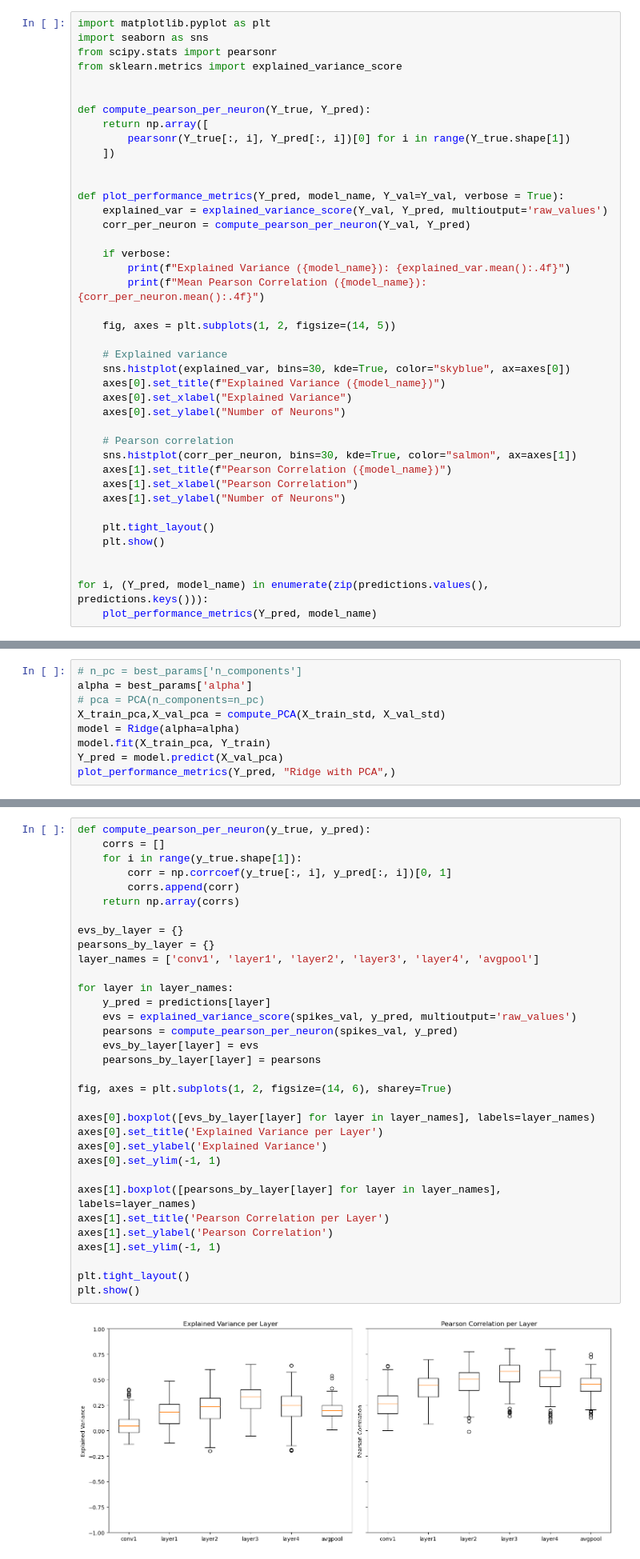
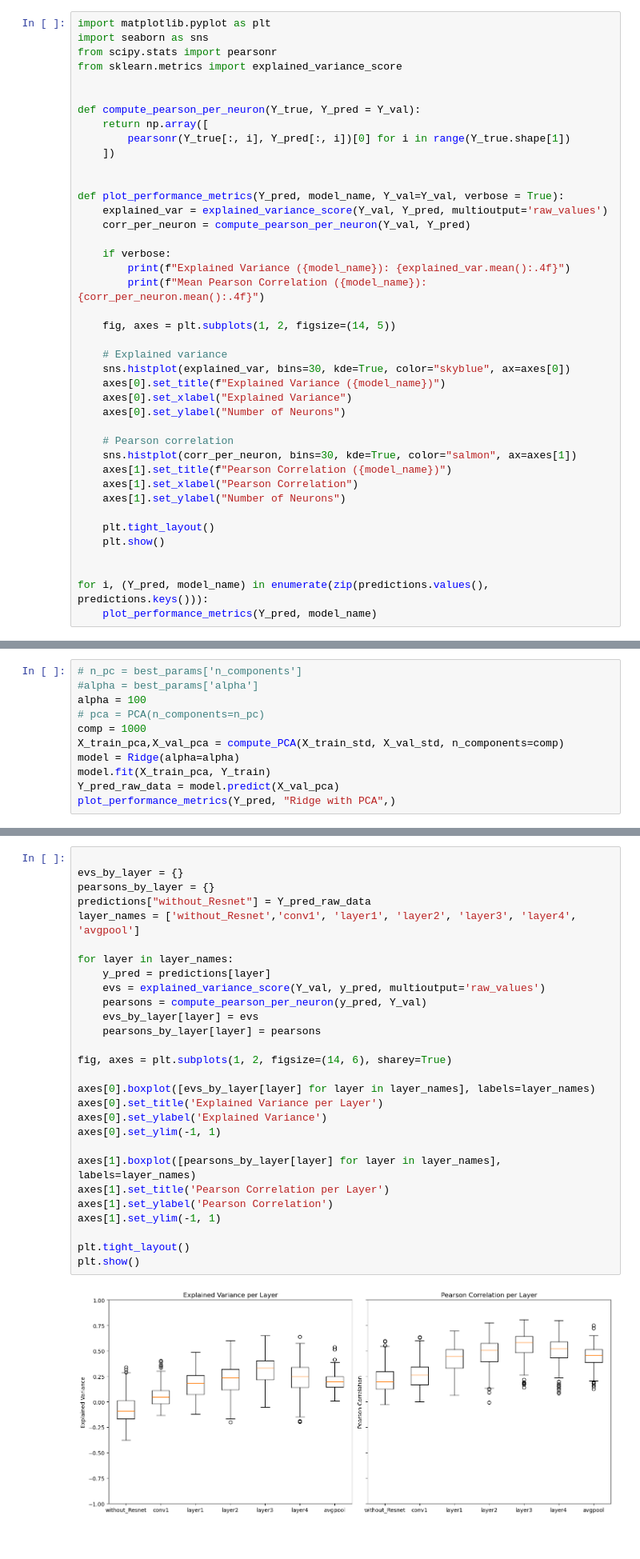
Before and after one commit to maverest/NX_414_Brain_Like_project, a Jupyter notebook: week_6/week6.ipynb, the cells around one changed output, grey strips where cells are left out. Shown at 80% size. Drawn from its saved outputs; the diff is of its cells as text.

```diff
--- a/week_6/week6.ipynb
+++ b/week_6/week6.ipynb
@@ -201,7 +201,7 @@ from scipy.stats import pearsonr
 from sklearn.metrics import explained_variance_score
 
 
-def compute_pearson_per_neuron(Y_true, Y_pred):
+def compute_pearson_per_neuron(Y_true, Y_pred = Y_val):
     return np.array([
         pearsonr(Y_true[:, i], Y_pred[:, i])[0] for i in range(Y_true.shape[1])
     ])
@@ -366,12 +366,14 @@ Starting CV
 **Fitting with the best found parameters**
 # %%
 # n_pc = best_params['n_components']
-alpha = best_params['alpha']
+#alpha = best_params['alpha']
+alpha = 100
 # pca = PCA(n_components=n_pc)
-X_train_pca,X_val_pca = compute_PCA(X_train_std, X_val_std)
+comp = 1000
+X_train_pca,X_val_pca = compute_PCA(X_train_std, X_val_std, n_components=comp)
 model = Ridge(alpha=alpha)
 model.fit(X_train_pca, Y_train)
-Y_pred = model.predict(X_val_pca)
+Y_pred_raw_data = model.predict(X_val_pca)
 plot_performance_metrics(Y_pred, "Ridge with PCA",)
 # %% [output]
 Explained Variance (Ridge with PCA): -0.0004
@@ -526,37 +528,32 @@ Processing layer: avgpool
 Layer avgpool | VAL EV: 0.1954 | mean Pearson: 0.4377
 [figure]
 # %%
-def compute_pearson_per_neuron(y_true, y_pred):
-    corrs = []
-    for i in range(y_true.shape[1]):
-        corr = np.corrcoef(y_true[:, i], y_pred[:, i])[0, 1]
-        corrs.append(corr)
-    return np.array(corrs)
 
 evs_by_layer = {}
 pearsons_by_layer = {}
-layer_names = ['conv1', 'layer1', 'layer2', 'layer3', 'layer4', 'avgpool']
+predictions["without_Resnet"] = Y_pred_raw_data
+layer_names = ['without_Resnet','conv1', 'layer1', 'layer2', 'layer3', 'layer4', 'avgpool']
 
 for layer in layer_names:
     y_pred = predictions[layer]
-    evs = explained_variance_score(spikes_val, y_pred, multioutput='raw_values')
-    pearsons = compute_pearson_per_neuron(spikes_val, y_pred)
+    evs = explained_variance_score(Y_val, y_pred, multioutput='raw_values')
+    pearsons = compute_pearson_per_neuron(y_pred, Y_val)
     evs_by_layer[layer] = evs
     pearsons_by_layer[layer] = pearsons
 
 fig, axes = plt.subplots(1, 2, figsize=(14, 6), sharey=True)
 
 axes[0].boxplot([evs_by_layer[layer] for layer in layer_names], labels=layer_names)
 axes[0].set_title('Explained Variance per Layer')
 axes[0].set_ylabel('Explained Variance')
 axes[0].set_ylim(-1, 1)
 
 axes[1].boxplot([pearsons_by_layer[layer] for layer in layer_names], labels=layer_names)
 axes[1].set_title('Pearson Correlation per Layer')
 axes[1].set_ylabel('Pearson Correlation')
 axes[1].set_ylim(-1, 1)
 
 plt.tight_layout()
 plt.show()
 # %% [output]
-[figure, old version]
+[figure, new version]
```
